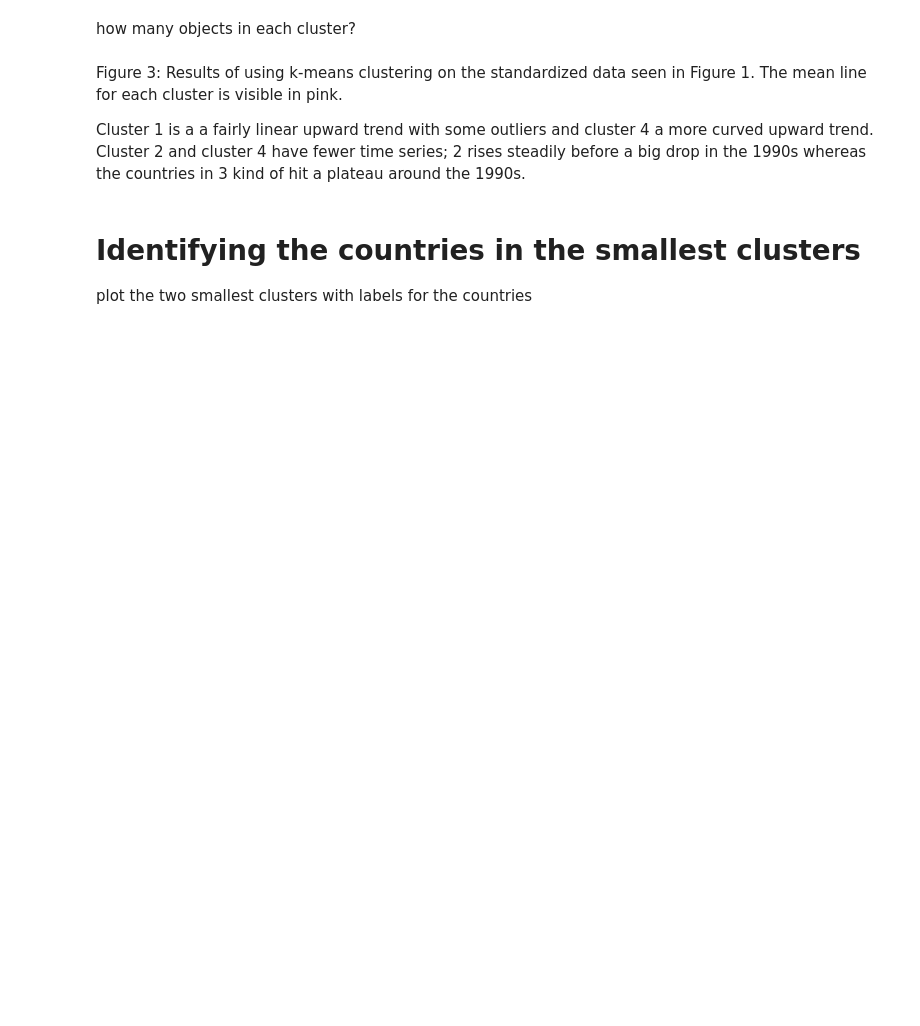
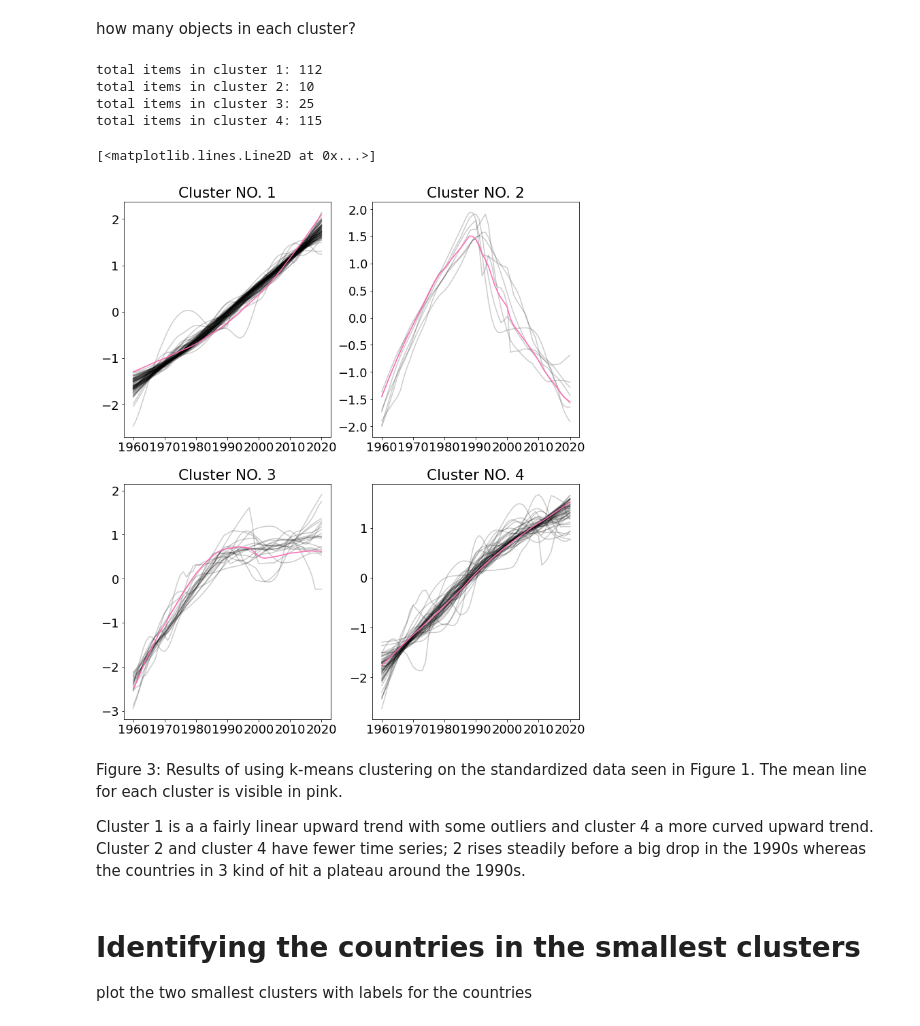
Before and after one commit to amir1913/PUS2022_AMeydani, a Jupyter notebook: HW5/Copy_of_HW5_timeSeriesClustering_instructions.ipynb, the cells around one changed output. Cells and saved outputs as stored; diff of their text form; code cells hidden in the pictures; blank space fills up the shorter version.

```diff
--- a/HW5/Copy_of_HW5_timeSeriesClustering_instructions.ipynb
+++ b/HW5/Copy_of_HW5_timeSeriesClustering_instructions.ipynb
@@ -224,3 +214,5 @@ ax[1,1]....
 # %%
 # time for a k-means cluster!!
-c = cluster.kKMeans(.....
+numClust = 4
+c =  cluster.KMeans(n_clusters = numClust).fit(pop_stand)
+print(c.labels_)
@@ -227,9 +228,44 @@ c = cluster.kKMeans(.....
 # %% [markdown]
 how many objects in each cluster?
 # %%
-for i in range(...):
+for i in range(numClust):
   print ("total items in cluster {:d}: {:d}".format(
-      i+1, np.sum(c[1] == i)))
+      i+1, np.sum(c.labels_ == i)))
+# %% [output]
+total items in cluster 1: 112
+total items in cluster 2: 10
+total items in cluster 3: 25
+total items in cluster 4: 115
+# %%
+fig,ax = pl.subplots(2,2, figsize=(12,14))
+
+
+ax[0,0].set_title("Cluster NO. 1")
+ax[0,0].set_xticks(range(0,70,10))
+ax[0,0].set_xticklabels(["%d"%i for i in range(1960, 2030, 10)]);
+ax[0,0].plot(pop_stand[kmeanModel.labels_ == 0].T, "k", alpha=0.2);
+ax[0,0].plot(c.cluster_centers_[0], color="hotpink")
+
+ax[0,1].set_title("Cluster NO. 2")
+ax[0,1].set_xticks(range(0,70,10))
+ax[0,1].set_xticklabels(["%d"%i for i in range(1960, 2030, 10)]);
+ax[0,1].plot(pop_stand[kmeanModel.labels_ == 1].T, "k", alpha=0.2);
+ax[0,1].plot(c.cluster_centers_[1], color="hotpink")
+
+ax[1,0].set_title("Cluster NO. 3")
+ax[1,0].set_xticks(range(0,70,10))
+ax[1,0].set_xticklabels(["%d"%i for i in range(1960, 2030, 10)]);
+ax[1,0].plot(pop_stand[kmeanModel.labels_ == 2].T, "k", alpha=0.2);
+ax[1,0].plot(c.cluster_centers_[2], color="hotpink")
+
+ax[1,1].set_title("Cluster NO. 4")
+ax[1,1].set_xticks(range(0,70,10))
+ax[1,1].set_xticklabels(["%d"%i for i in range(1960, 2030, 10)]);
+ax[1,1].plot(pop_stand[kmeanModel.labels_ == 3].T, "k", alpha=0.2);
+ax[1,1].plot(c.cluster_centers_[3], color="hotpink")
+# %% [output]
+[<matplotlib.lines.Line2D at 0x...>]
+[figure, added]
 # %% [markdown]
 Figure 3: Results of using k-means clustering on the standardized data seen in Figure 1. The mean line for each cluster is visible in pink.
 
```
Also changed, not shown: parts of 23 cells of this notebook.
